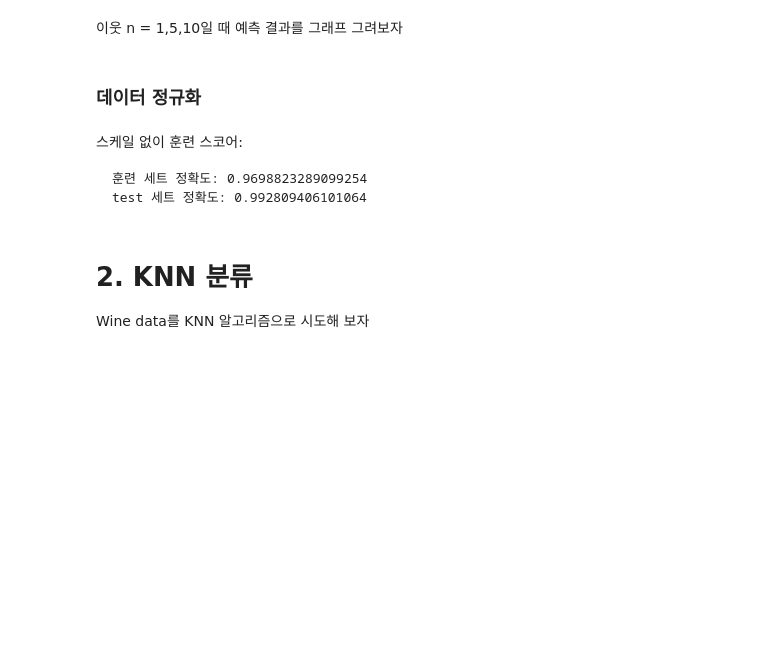
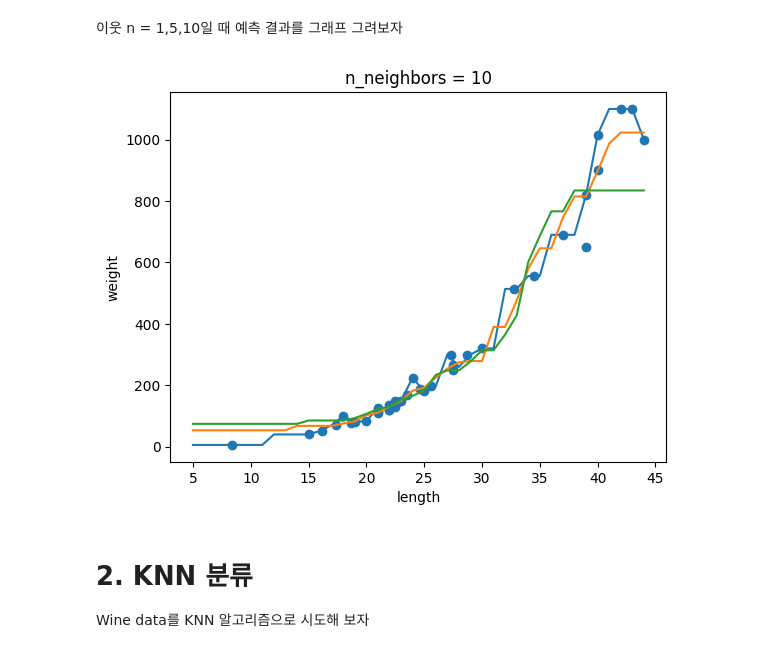
Before and after one commit to Ihan0316/ai_scool, a Jupyter notebook: 7월/7-18/07지도학습-KNN-0.ipynb, the cells around one changed output. Cells and saved outputs as stored; diff of their text form; code cells hidden in the pictures; blank space fills up the shorter version.

````diff
--- a/7월/7-18/07지도학습-KNN-0.ipynb
+++ b/7월/7-18/07지도학습-KNN-0.ipynb
@@ -161,10 +179,9 @@ R2 :  0.6335664641454674
 # %%
 # 과대적합 vs 과소적합
-
+knn.n_neighbors = 3
 
 # 모델을 다시 훈련시킵니다.
+knn.fit(X_train, y_train)
 
-
-
-print("훈련 세트 정확도:", knr.score(train_input, train_target))
-print("테스트 세트 정확도:",knr.score(test_input, test_target))
+print("훈련 세트 정확도:", knn.score(X_train, y_train))
+print("테스트 세트 정확도:",knn.score(X_test, y_test))
@@ -173,17 +193,21 @@ print("테스트 세트 정확도:",knr.score(test_input, test_target))
 # %% [markdown]
 이웃 n = 1,5,10일 때 예측 결과를 그래프 그려보자
 # %%
-knr = KNeighborsRegressor()
+knn = KNeighborsRegressor()
 x = np.arange(5,45).reshape(-1,1)
 
 # n = 1,5,10일 때 예측 결과를 그래프로 그립니다
 for n in [1,5,10]:
+    knn.n_neighbors = n
+    knn.fit(X_train, y_train)
+    # 지정한 범위 x에 대한 예측을 구합니다.
+    pred = knn.predict(x)
+    plt.plot(x, pred, label='n_neighbors = {}'.format(n))
 
-# 지정한 범위 x에 대한 예측을 구합니다.
-
+plt.scatter(X_train, y_train, label='Data')
 plt.title('n_neighbors = {}'.format(n))
 plt.xlabel('length')
 plt.ylabel('weight')
 plt.show()
+# %% [output]
+[figure, added]
-# %% [markdown]
-### 데이터 정규화
@@ -205,10 +214,3 @@ print("테스트 세트 정확도:",knr2.score(test_scaled, test_target))
-# %% [markdown]
-스케일 없이 훈련 스코어:
-
-```
-훈련 세트 정확도: 0.9698823289099254
-test 세트 정확도: 0.992809406101064
-```
 # %% [markdown]
 # 2. KNN 분류
 
````
Also changed, not shown: parts of 25 cells of this notebook.
